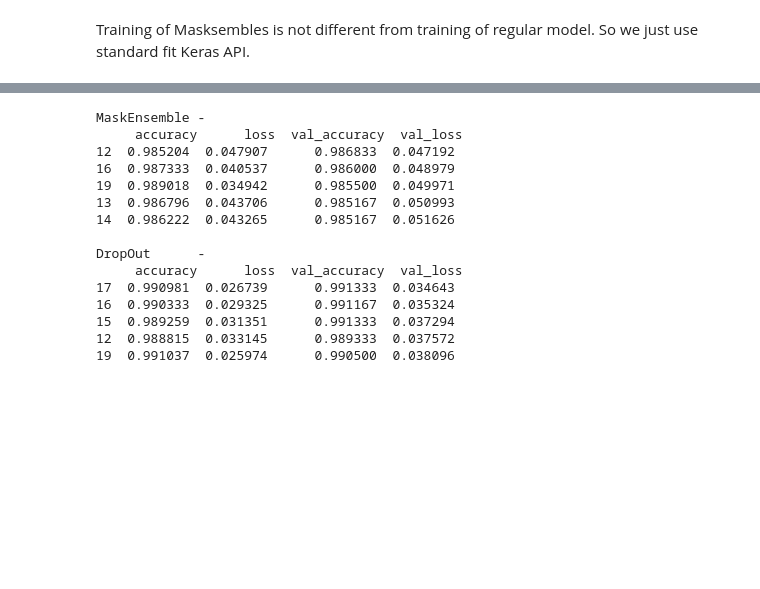
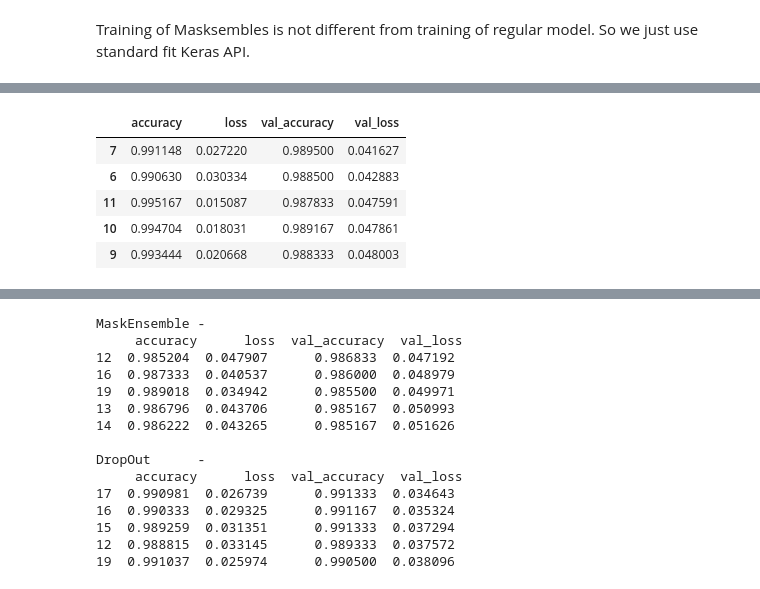
Before and after one commit to geleshChrsitUniversity/nikitadurasov-masksembles, a Jupyter notebook: notebooks/MNIST_Masksembles.ipynb, the cells around one changed output, grey strips where cells are left out. Cells and saved outputs as stored; diff of their text form; code cells hidden in the pictures; blank space fills up the shorter version.

```diff
--- a/notebooks/MNIST_Masksembles.ipynb
+++ b/notebooks/MNIST_Masksembles.ipynb
@@ -282,3 +633,12 @@ histDf.sort_values("val_loss").head()
+# %%
+histDfPlain.sort_values("val_loss", ascending=True).head()
+# %% [output]
+|  | accuracy | loss | val_accuracy | val_loss |
+| 7 | 0.991148 | 0.027220 | 0.989500 | 0.041627 |
+| 6 | 0.990630 | 0.030334 | 0.988500 | 0.042883 |
+| 11 | 0.995167 | 0.015087 | 0.987833 | 0.047591 |
+| 10 | 0.994704 | 0.018031 | 0.989167 | 0.047861 |
+| 9 | 0.993444 | 0.020668 | 0.988333 | 0.048003 |
 # %%
 modelDropOut = keras.Sequential(
     [
```
Also changed, not shown: parts of 17 cells of this notebook.
